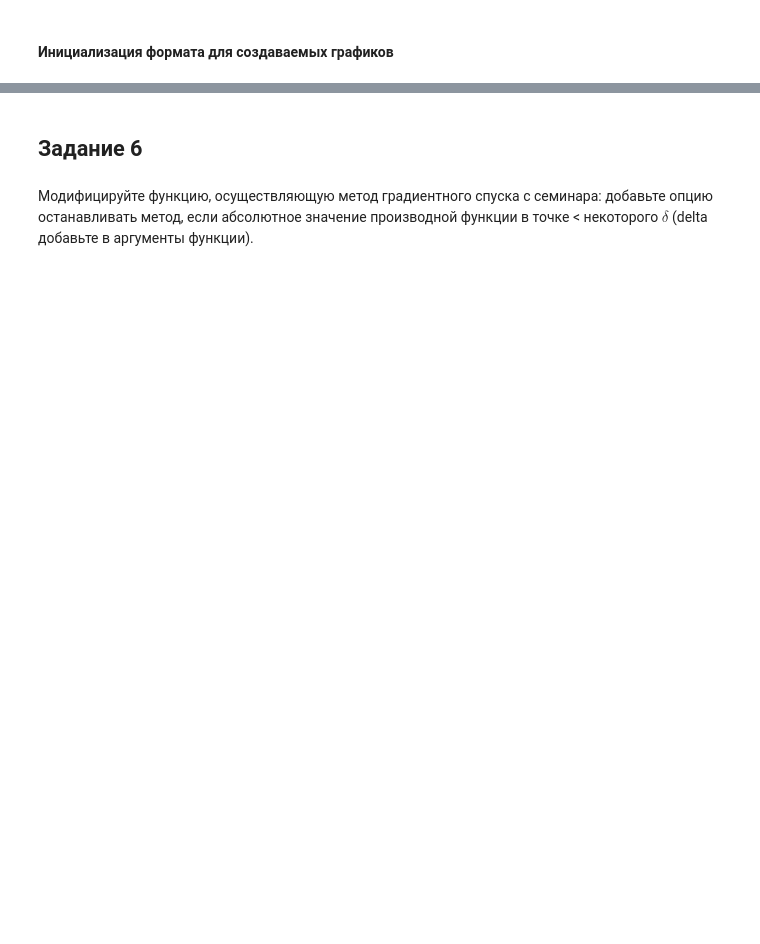
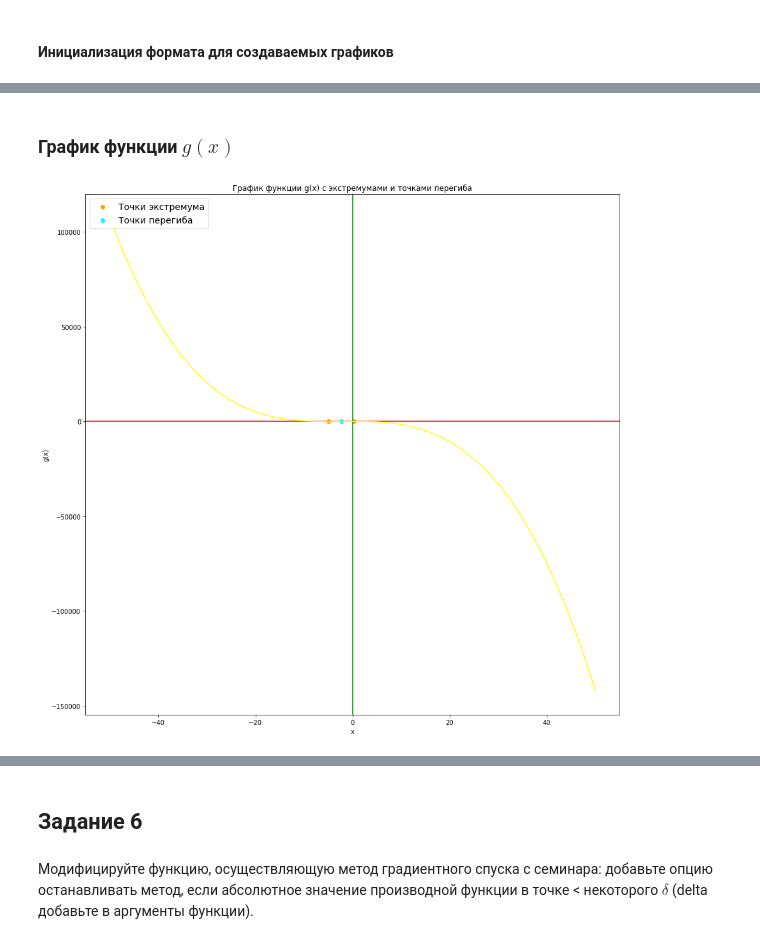
Before and after one commit to ML-HLS-Mathematics/math_home_work_01, a Jupyter notebook: mlhs_math_practice_01.ipynb, the cells around one changed output, grey strips where cells are left out. Drawn from its saved outputs; the diff is of its cells as text; code cells hidden in the pictures; blank space fills up the shorter version.

```diff
--- a/mlhs_math_practice_01.ipynb
+++ b/mlhs_math_practice_01.ipynb
@@ -315,2 +313,7 @@ print_function("i''(x)", dif_2_i_x)
 # %% [markdown]
 #### Поиск возможных координат X для точек перегиба
+# %%
+infl_x_f = [x for x in sp.solve(dif_2_f_x) if sp.simplify(x).is_real]
+infl_x_g = [x for x in sp.solve(dif_2_g_x) if sp.simplify(x).is_real]
+infl_x_h = [x for x in sp.solve(dif_2_h_x) if sp.simplify(x).is_real]
+infl_x_i = [x for x in sp.solve(dif_2_i_x) if sp.simplify(x).is_real]
@@ -317,5 +322,5 @@ print_function("i''(x)", dif_2_i_x)
 # %%
-infl_x_f = sp.solveset(dif_2_f_x, domain=sp.Reals)
-infl_x_g = sp.solveset(dif_2_g_x, domain=sp.Reals)
-infl_x_h = sp.solveset(dif_2_h_x, domain=sp.Reals)
-infl_x_i = sp.solveset(dif_2_i_x, domain=sp.Reals)
+print_x_inflection("f''(x)", dif_2_f_x, sp.solveset(dif_2_f_x, domain=sp.Reals))
+print_x_inflection("g''(x)", dif_2_g_x, sp.solveset(dif_2_g_x, domain=sp.Reals))
+print_x_inflection("h''(x)", dif_2_h_x, sp.solveset(dif_2_h_x, domain=sp.Reals))
+print_x_inflection("i''(x)", dif_2_i_x, sp.solveset(dif_2_i_x, domain=sp.Reals))
@@ -403,0 +400,37 @@ draw_graphic('i(x)', i, i_x_points, list(ext_x_i), infl_x_i)
+# %% [markdown]
+### График функции $g(x)$
+# %%
+import numpy
+
+#Подготовка координат для построения графика
+x = numpy.arange(-50, 50, 0.01)
+y = g(x)
+
+func_name = 'g(x)'
+plt.figure(figsize=(15, 15))
+
+plt.xlabel('x')
+plt.ylabel(func_name)
+
+# По классики жанра 3D соответствующие цвета осей
+plt.axvline(x=0, c='green')
+plt.axhline(y=0, c='red')
+
+plt.plot(x, y, 'yellow')
+
+plt.title(generate_title_for_extremum_and_inflection_points(func_name))
+
+
+extremun_scatters = plt.scatter(ext_x_g, [g(x) for x in ext_x_g], c='orange')
+inflection_scatters = plt.scatter(infl_x_g, [g(x) for x in infl_x_g], c='cyan')
+
+plt.legend((extremun_scatters, inflection_scatters),
+           ('Точки экстремума', 'Точки перегиба'),
+           scatterpoints=1,
+           loc='upper left',
+           ncol=1,
+           fontsize=14)
+
+plt.show()
+# %% [output]
+[figure, added]
```
Also changed, not shown: parts of 42 cells of this notebook.
